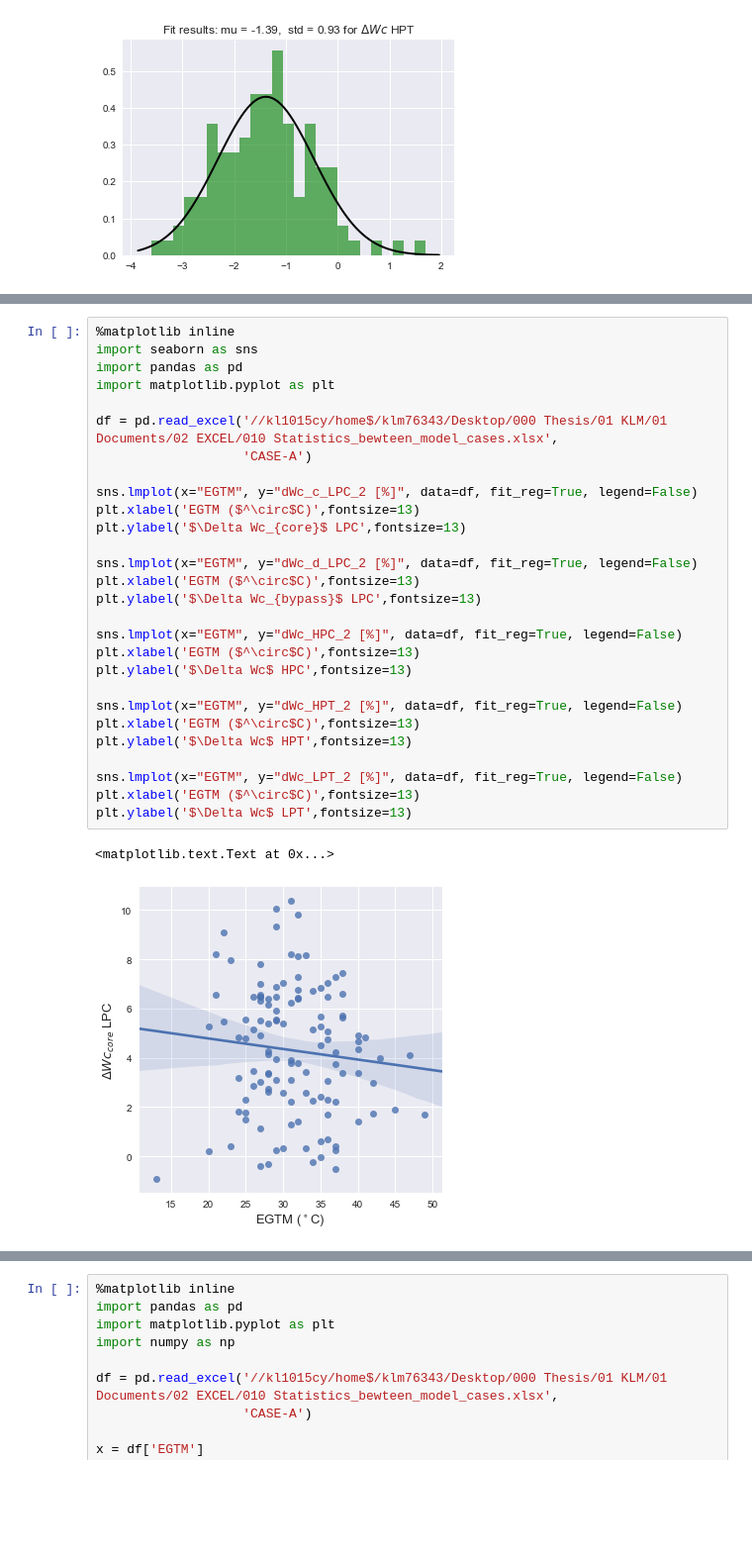
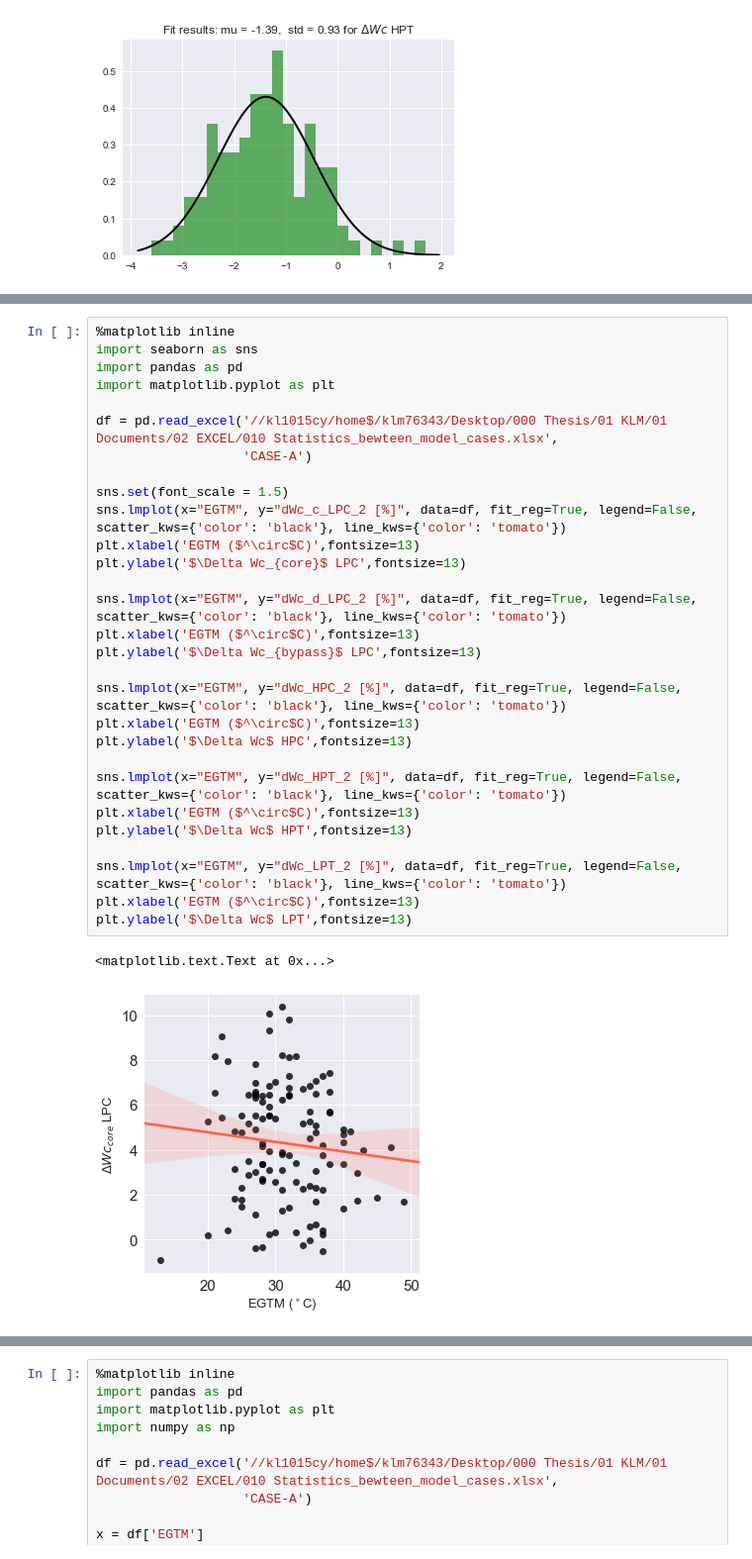
Before and after one commit to cristinamendozar/KLM, a Jupyter notebook: KLM STATISTICAL DATA ANALYSIS _ CASE A.ipynb, the cells around one changed output, grey strips where cells are left out. Shown at 99% size. Drawn from its saved outputs; the diff is of its cells as text; blank space fills up the shorter version.

```diff
--- a/KLM STATISTICAL DATA ANALYSIS _ CASE A.ipynb
+++ b/KLM STATISTICAL DATA ANALYSIS _ CASE A.ipynb
@@ -484,31 +548,32 @@ plt.ylabel('$\Delta\eta$ LPT',fontsize=13)
 # %%
 %matplotlib inline
 import seaborn as sns
 import pandas as pd
 import matplotlib.pyplot as plt
 
 df = pd.read_excel('//kl1015cy/home$/klm76343/Desktop/000 Thesis/01 KLM/01 Documents/02 EXCEL/010 Statistics_bewteen_model_cases.xlsx',
                    'CASE-A')
 
-sns.lmplot(x="EGTM", y="dWc_c_LPC_2 [%]", data=df, fit_reg=True, legend=False)
+sns.set(font_scale = 1.5)
+sns.lmplot(x="EGTM", y="dWc_c_LPC_2 [%]", data=df, fit_reg=True, legend=False, scatter_kws={'color': 'black'}, line_kws={'color': 'tomato'})
 plt.xlabel('EGTM ($^\circ$C)',fontsize=13)
 plt.ylabel('$\Delta Wc_{core}$ LPC',fontsize=13)
 
-sns.lmplot(x="EGTM", y="dWc_d_LPC_2 [%]", data=df, fit_reg=True, legend=False)
+sns.lmplot(x="EGTM", y="dWc_d_LPC_2 [%]", data=df, fit_reg=True, legend=False, scatter_kws={'color': 'black'}, line_kws={'color': 'tomato'})
 plt.xlabel('EGTM ($^\circ$C)',fontsize=13)
 plt.ylabel('$\Delta Wc_{bypass}$ LPC',fontsize=13)
 
-sns.lmplot(x="EGTM", y="dWc_HPC_2 [%]", data=df, fit_reg=True, legend=False)
+sns.lmplot(x="EGTM", y="dWc_HPC_2 [%]", data=df, fit_reg=True, legend=False, scatter_kws={'color': 'black'}, line_kws={'color': 'tomato'})
 plt.xlabel('EGTM ($^\circ$C)',fontsize=13)
 plt.ylabel('$\Delta Wc$ HPC',fontsize=13)
 
-sns.lmplot(x="EGTM", y="dWc_HPT_2 [%]", data=df, fit_reg=True, legend=False)
+sns.lmplot(x="EGTM", y="dWc_HPT_2 [%]", data=df, fit_reg=True, legend=False, scatter_kws={'color': 'black'}, line_kws={'color': 'tomato'})
 plt.xlabel('EGTM ($^\circ$C)',fontsize=13)
 plt.ylabel('$\Delta Wc$ HPT',fontsize=13)
 
-sns.lmplot(x="EGTM", y="dWc_LPT_2 [%]", data=df, fit_reg=True, legend=False)
+sns.lmplot(x="EGTM", y="dWc_LPT_2 [%]", data=df, fit_reg=True, legend=False, scatter_kws={'color': 'black'}, line_kws={'color': 'tomato'})
 plt.xlabel('EGTM ($^\circ$C)',fontsize=13)
 plt.ylabel('$\Delta Wc$ LPT',fontsize=13)
 # %% [output]
 <matplotlib.text.Text at 0x...>
-[figure, old version]
+[figure, new version]
```
Also changed, not shown: parts of 31 cells of this notebook, 2 other files.
